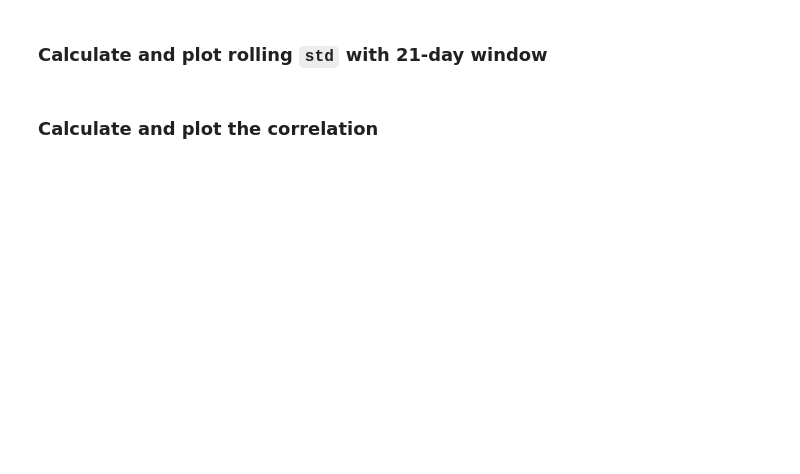
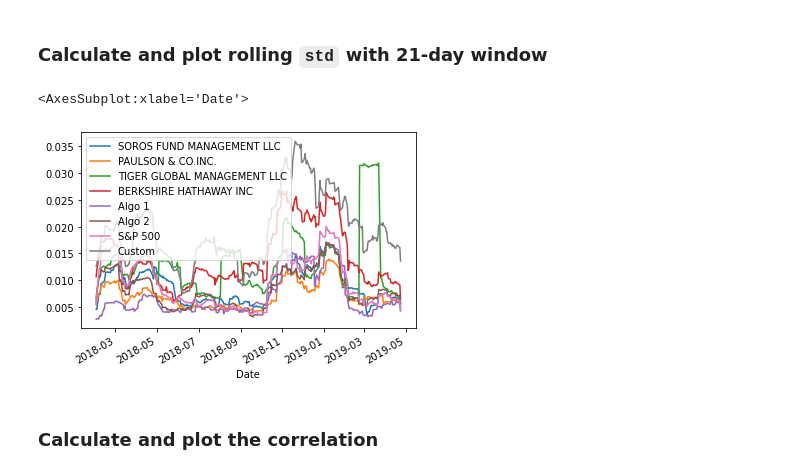
Before and after one commit to ankurgoel77/hw4-whale, a Jupyter notebook: whale_analysis.ipynb, the cells around one changed output. Drawn from its saved outputs; the diff is of its cells as text; code cells hidden in the pictures; blank space fills up the shorter version.

```diff
--- a/whale_analysis.ipynb
+++ b/whale_analysis.ipynb
@@ -551,8 +571,14 @@ combined_returns.head()
 ### Calculate and plot rolling `std` with 21-day window
 # %%
 # Calculate rolling standard deviation
+combined_rolling_std = combined_returns.rolling(window=21).std()
+combined_rolling_std.dropna(inplace=True)
 
 # Plot rolling standard deviation
+combined_rolling_std.plot()
+# %% [output]
+<AxesSubplot:xlabel='Date'>
+[figure, added]
 # %% [markdown]
 ### Calculate and plot the correlation
 # %%
```
Also changed, not shown: parts of 9 cells of this notebook.
